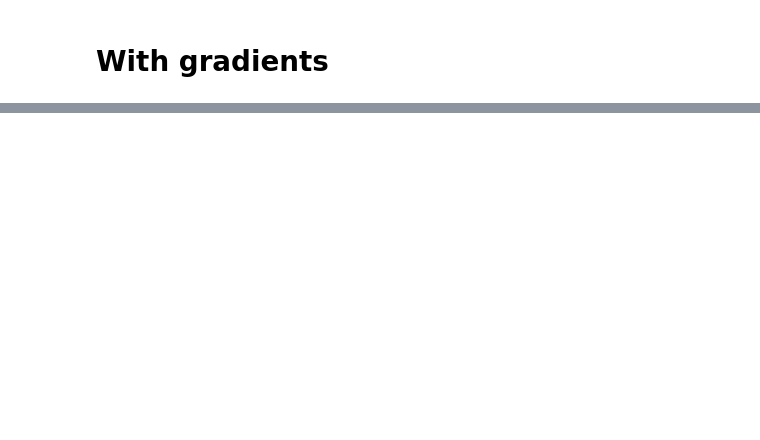
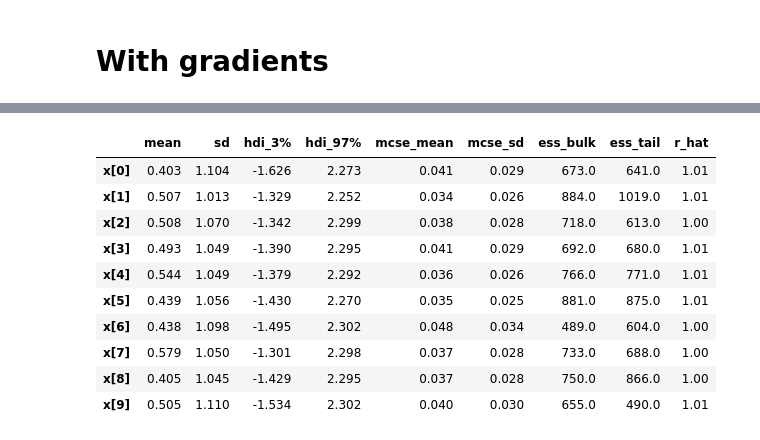
Before and after one commit to Kumachar/ResearchExamples, a Jupyter notebook: Interpolation_Likelihood.ipynb, the cells around one changed output, grey strips where cells are left out. Cells and saved outputs as stored; diff of their text form; code cells hidden in the pictures; blank space fills up the shorter version.

```diff
--- a/Interpolation_Likelihood.ipynb
+++ b/Interpolation_Likelihood.ipynb
@@ -314,0 +317,14 @@ az.summary(idata_grad)
+# %%
+az.summary(idata)
+# %% [output]
+|  | mean | sd | hdi_3% | hdi_97% | mcse_mean | mcse_sd | ess_bulk | ess_tail | r_hat |
+| x[0] | 0.403 | 1.104 | -1.626 | 2.273 | 0.041 | 0.029 | 673.0 | 641.0 | 1.01 |
+| x[1] | 0.507 | 1.013 | -1.329 | 2.252 | 0.034 | 0.026 | 884.0 | 1019.0 | 1.01 |
+| x[2] | 0.508 | 1.070 | -1.342 | 2.299 | 0.038 | 0.028 | 718.0 | 613.0 | 1.00 |
+| x[3] | 0.493 | 1.049 | -1.390 | 2.295 | 0.041 | 0.029 | 692.0 | 680.0 | 1.01 |
+| x[4] | 0.544 | 1.049 | -1.379 | 2.292 | 0.036 | 0.026 | 766.0 | 771.0 | 1.01 |
+| x[5] | 0.439 | 1.056 | -1.430 | 2.270 | 0.035 | 0.025 | 881.0 | 875.0 | 1.01 |
+| x[6] | 0.438 | 1.098 | -1.495 | 2.302 | 0.048 | 0.034 | 489.0 | 604.0 | 1.00 |
+| x[7] | 0.579 | 1.050 | -1.301 | 2.298 | 0.037 | 0.028 | 733.0 | 688.0 | 1.00 |
+| x[8] | 0.405 | 1.045 | -1.429 | 2.295 | 0.037 | 0.028 | 750.0 | 866.0 | 1.00 |
+| x[9] | 0.505 | 1.110 | -1.534 | 2.302 | 0.040 | 0.030 | 655.0 | 490.0 | 1.01 |
```
Also changed, not shown: parts of 14 cells of this notebook, 1 other file.
